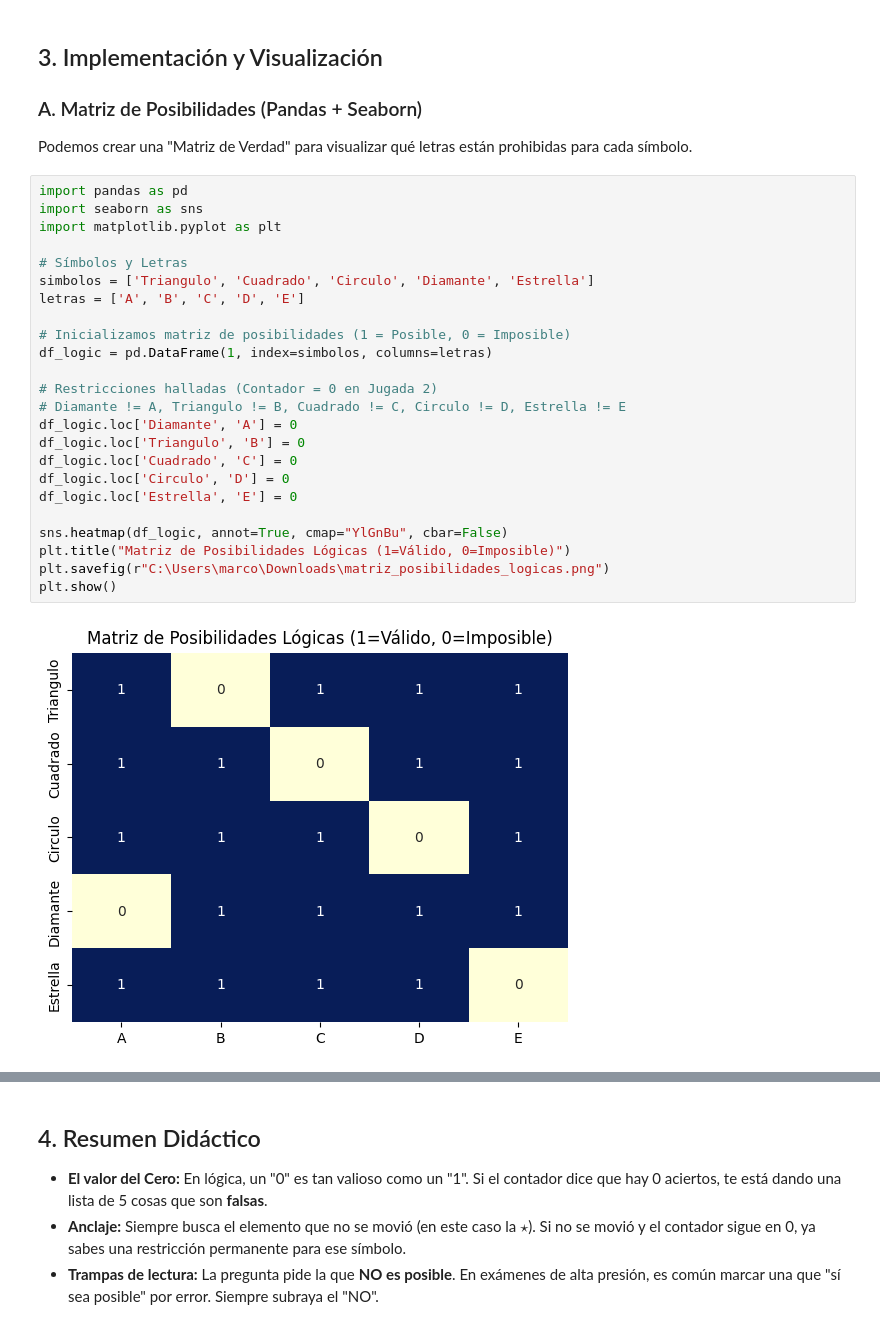
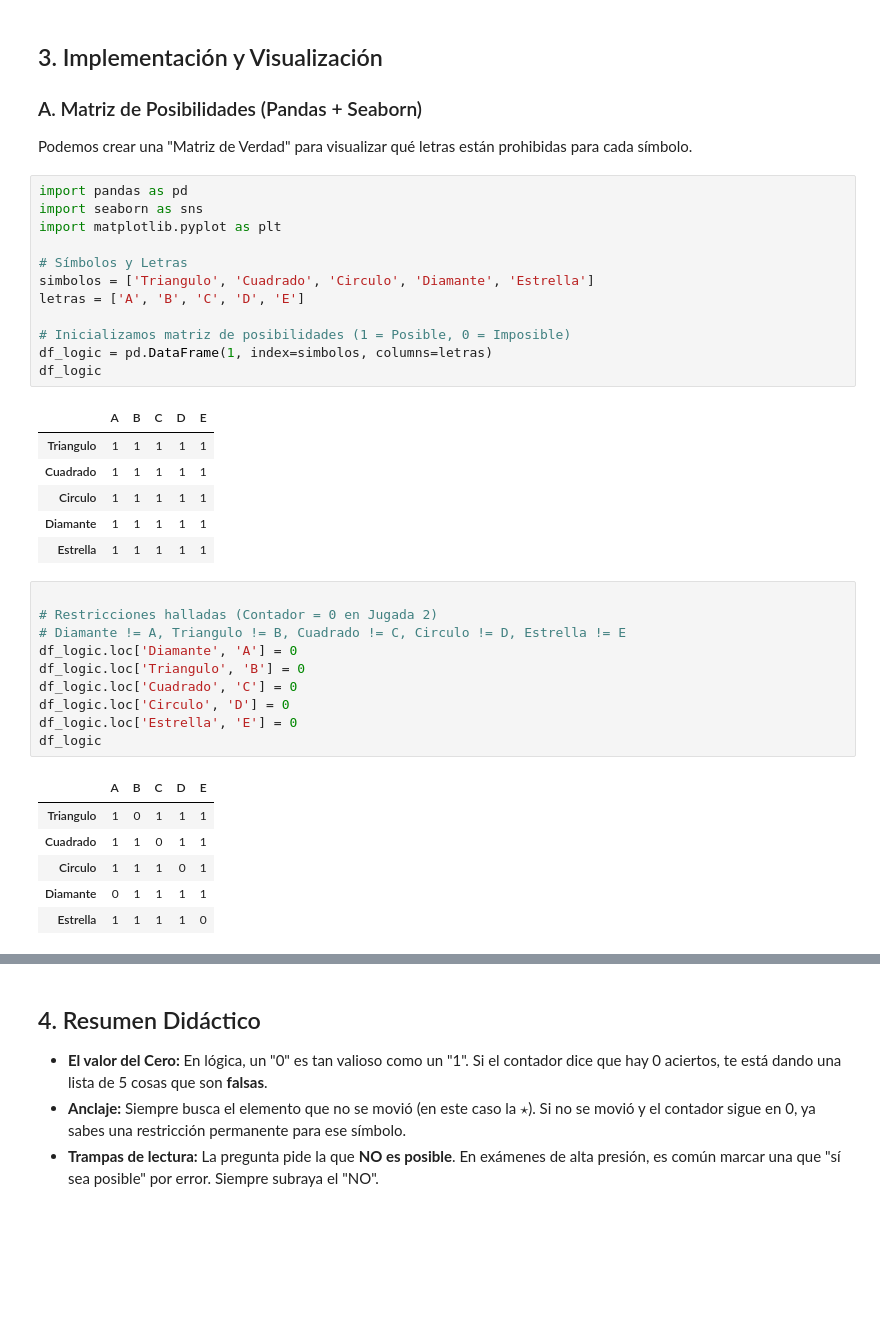
Before and after one commit to marco-canas/camino-udea, a Jupyter notebook: 3_lenguaje_proposicional/clase_01_diagnostico_y_analisis_del_lenguaje/clase1_lenguaje_proposicional.ipynb, the cells around one changed output, grey strips where cells are left out. Drawn from its saved outputs; the diff is of its cells as text; blank space fills up the shorter version.

```diff
--- a/3_lenguaje_proposicional/clase_01_diagnostico_y_analisis_del_lenguaje/clase1_lenguaje_proposicional.ipynb
+++ b/3_lenguaje_proposicional/clase_01_diagnostico_y_analisis_del_lenguaje/clase1_lenguaje_proposicional.ipynb
@@ -3928,26 +3928,36 @@ Podemos crear una "Matriz de Verdad" para visualizar qué letras están prohibid
 # %%
 import pandas as pd
 import seaborn as sns
 import matplotlib.pyplot as plt
 
 # Símbolos y Letras
 simbolos = ['Triangulo', 'Cuadrado', 'Circulo', 'Diamante', 'Estrella']
 letras = ['A', 'B', 'C', 'D', 'E']
 
 # Inicializamos matriz de posibilidades (1 = Posible, 0 = Imposible)
 df_logic = pd.DataFrame(1, index=simbolos, columns=letras)
-
-# Restricciones halladas (Contador = 0 en Jugada 2)
-# Diamante != A, Triangulo != B, Cuadrado != C, Circulo != D, Estrella != E
-df_logic.loc['Diamante', 'A'] = 0
-df_logic.loc['Triangulo', 'B'] = 0
-df_logic.loc['Cuadrado', 'C'] = 0
-df_logic.loc['Circulo', 'D'] = 0
-df_logic.loc['Estrella', 'E'] = 0
-
-sns.heatmap(df_logic, annot=True, cmap="YlGnBu", cbar=False)
-plt.title("Matriz de Posibilidades Lógicas (1=Válido, 0=Imposible)")
-plt.savefig(r"C:\Users\marco\Downloads\matriz_posibilidades_logicas.png")
-plt.show()
+df_logic
 # %% [output]
-[figure, removed]
+|  | A | B | C | D | E |
+| Triangulo | 1 | 1 | 1 | 1 | 1 |
+| Cuadrado | 1 | 1 | 1 | 1 | 1 |
+| Circulo | 1 | 1 | 1 | 1 | 1 |
+| Diamante | 1 | 1 | 1 | 1 | 1 |
+| Estrella | 1 | 1 | 1 | 1 | 1 |
+# %%
+
+# Restricciones halladas (Contador = 0 en Jugada 2)
+# Diamante != A, Triangulo != B, Cuadrado != C, Circulo != D, Estrella != E
+df_logic.loc['Diamante', 'A'] = 0
+df_logic.loc['Triangulo', 'B'] = 0
+df_logic.loc['Cuadrado', 'C'] = 0
+df_logic.loc['Circulo', 'D'] = 0
+df_logic.loc['Estrella', 'E'] = 0
+df_logic
+# %% [output]
+|  | A | B | C | D | E |
+| Triangulo | 1 | 0 | 1 | 1 | 1 |
+| Cuadrado | 1 | 1 | 0 | 1 | 1 |
+| Circulo | 1 | 1 | 1 | 0 | 1 |
+| Diamante | 0 | 1 | 1 | 1 | 1 |
+| Estrella | 1 | 1 | 1 | 1 | 0 |
```
Also changed, not shown: parts of 27 cells of this notebook.
